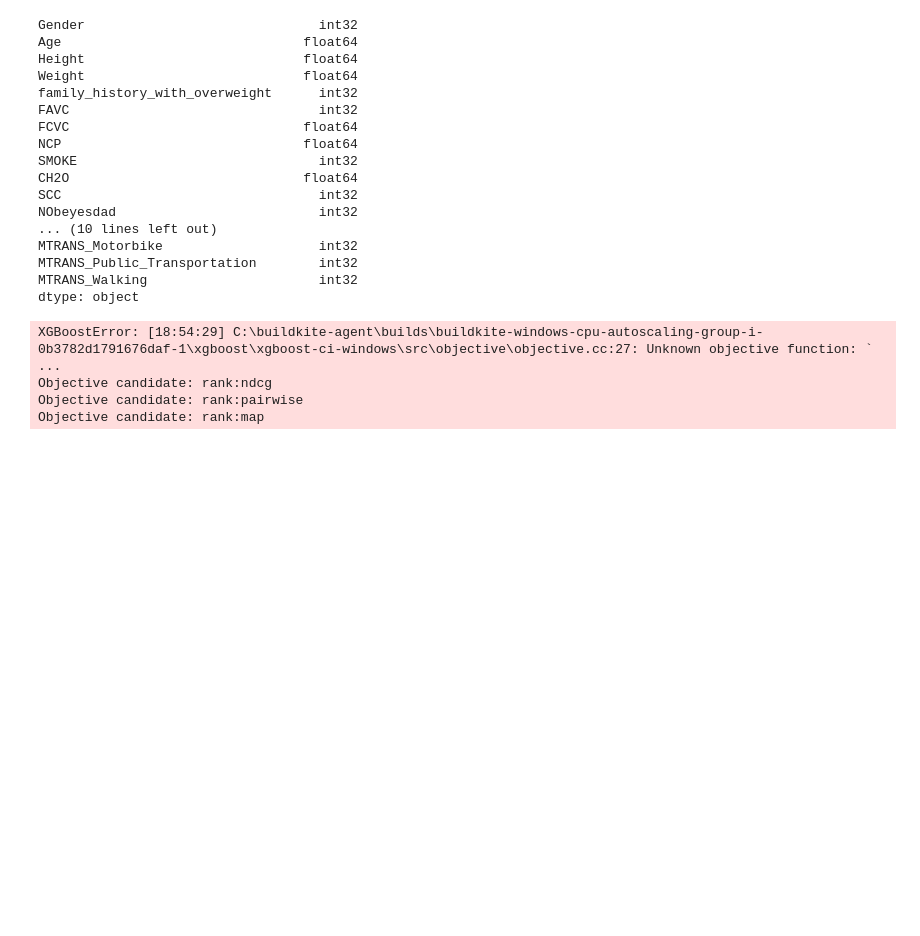
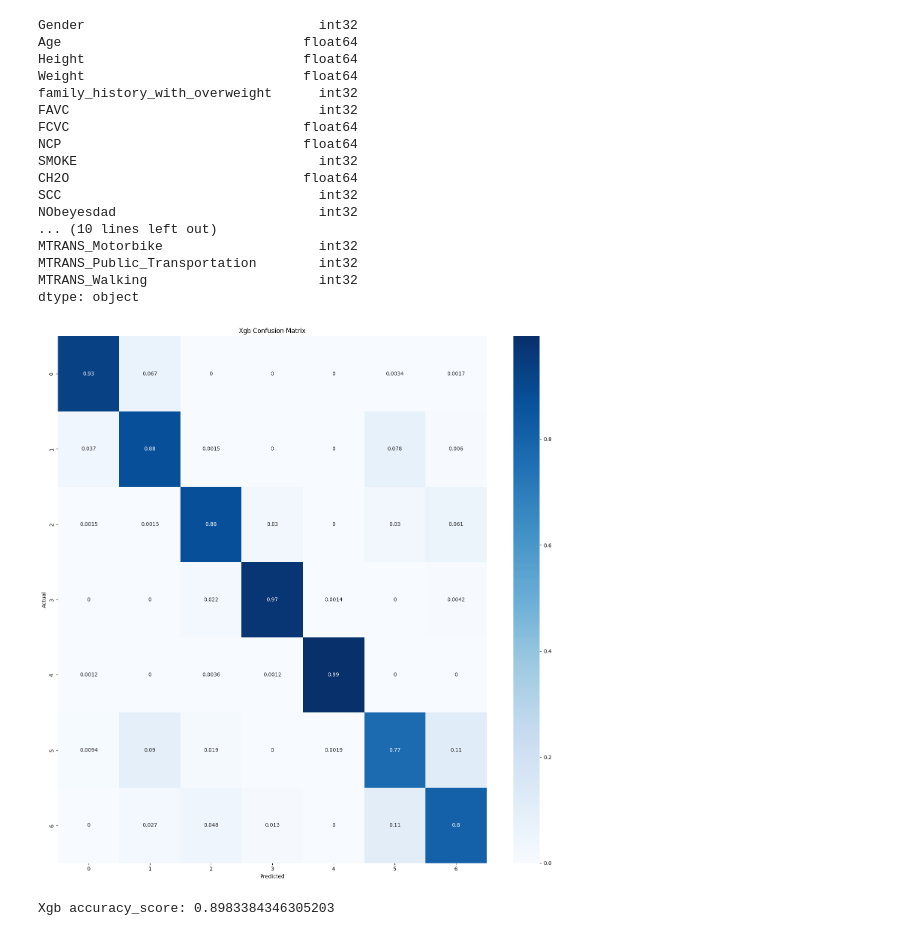
Before and after one commit to Saifix/Multi-Class-Prediction-of-Obesity-Risk, a Jupyter notebook: Main.ipynb, the cells around one changed output. Cells and saved outputs as stored; diff of their text form; code cells hidden in the pictures; blank space fills up the shorter version.

```diff
--- a/Main.ipynb
+++ b/Main.ipynb
@@ -69,7 +69,7 @@ dtype: object
 # %%
 # Split data into features and target
 X = dataset.drop(columns=['NObeyesdad'])
-y = pd.get_dummies(dataset['NObeyesdad'])
+y = dataset['NObeyesdad']
 # %%
 # Split data into train and test sets
 X_train, X_test, y_train, y_test = train_test_split(X, y, test_size=0.2, random_state=42)
@@ -94,15 +94,13 @@ def plot_confusion_matrix(y_true, y_pred, title):
 # %%
 import xgboost as xgb
 
 xg = xgb.XGBClassifier(3, 100)
 
 xg.fit(X_train, y_train)
 y_pred_xg = xg.predict(X_test)
 
-plot_confusion_matrix(y_test, y_pred_xg, 'Xgb Confusion Matrix')
+plot_confusion_matrix(y_test, y_pred_xg, 'XGB Confusion Matrix')
 print("Xgb accuracy_score:", accuracy_score(y_test, y_pred_xg))
 # %% [output]
+[figure, added]
-XGBoostError: [18:54:29] C:\buildkite-agent\builds\buildkite-windows-cpu-autoscaling-group-i-0b3782d1791676daf-1\xgboost\xgboost-ci-windows\src\objective\objective.cc:27: Unknown objective function: ` ...
-Objective candidate: rank:ndcg
-Objective candidate: rank:pairwise
-Objective candidate: rank:map
+Xgb accuracy_score: 0.8983384346305203
```
